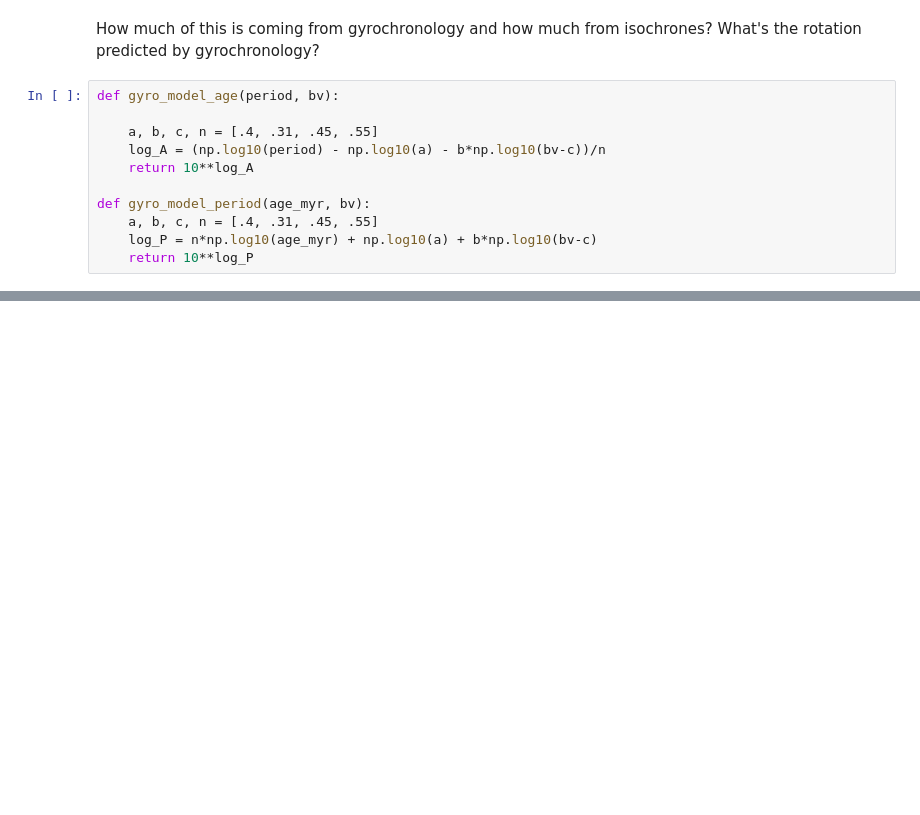
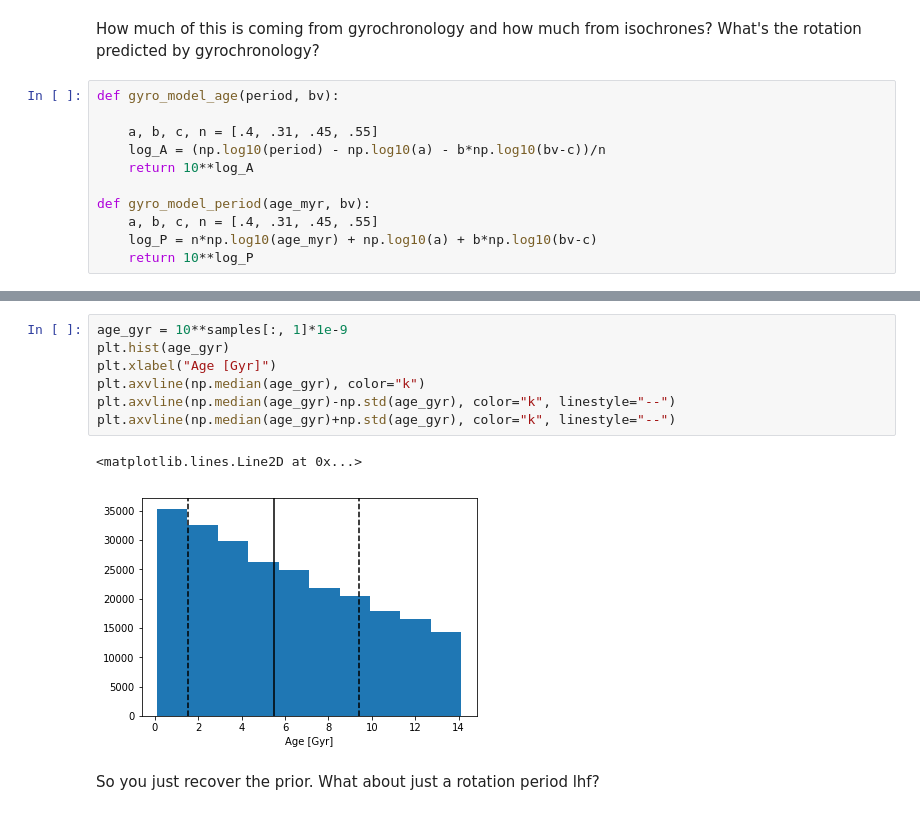
Before and after one commit to RuthAngus/stardate, a Jupyter notebook: age_inference.ipynb, the cells around one changed output, grey strips where cells are left out. Drawn from its saved outputs; the diff is of its cells as text; blank space fills up the shorter version.

```diff
--- a/age_inference.ipynb
+++ b/age_inference.ipynb
@@ -231,0 +274,12 @@ Now run this on multiple stars. To do: calculate K-L divergance of posteriors wi
+# %%
+age_gyr = 10**samples[:, 1]*1e-9
+plt.hist(age_gyr)
+plt.xlabel("Age [Gyr]")
+plt.axvline(np.median(age_gyr), color="k")
+plt.axvline(np.median(age_gyr)-np.std(age_gyr), color="k", linestyle="--")
+plt.axvline(np.median(age_gyr)+np.std(age_gyr), color="k", linestyle="--")
+# %% [output]
+<matplotlib.lines.Line2D at 0x...>
+[figure, added]
+# %% [markdown]
+So you just recover the prior. What about just a rotation period lhf?
```
Also changed, not shown: parts of 14 cells of this notebook.
